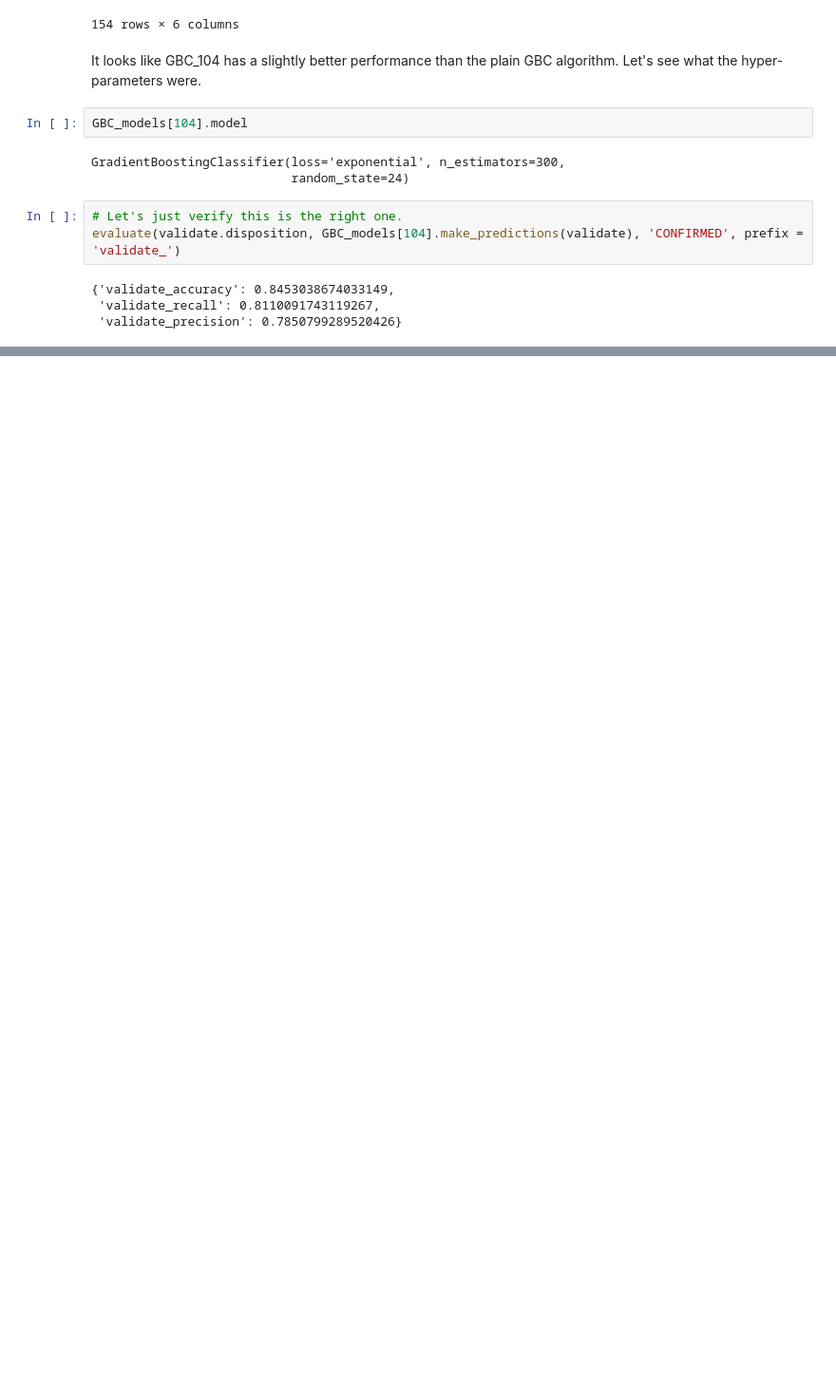
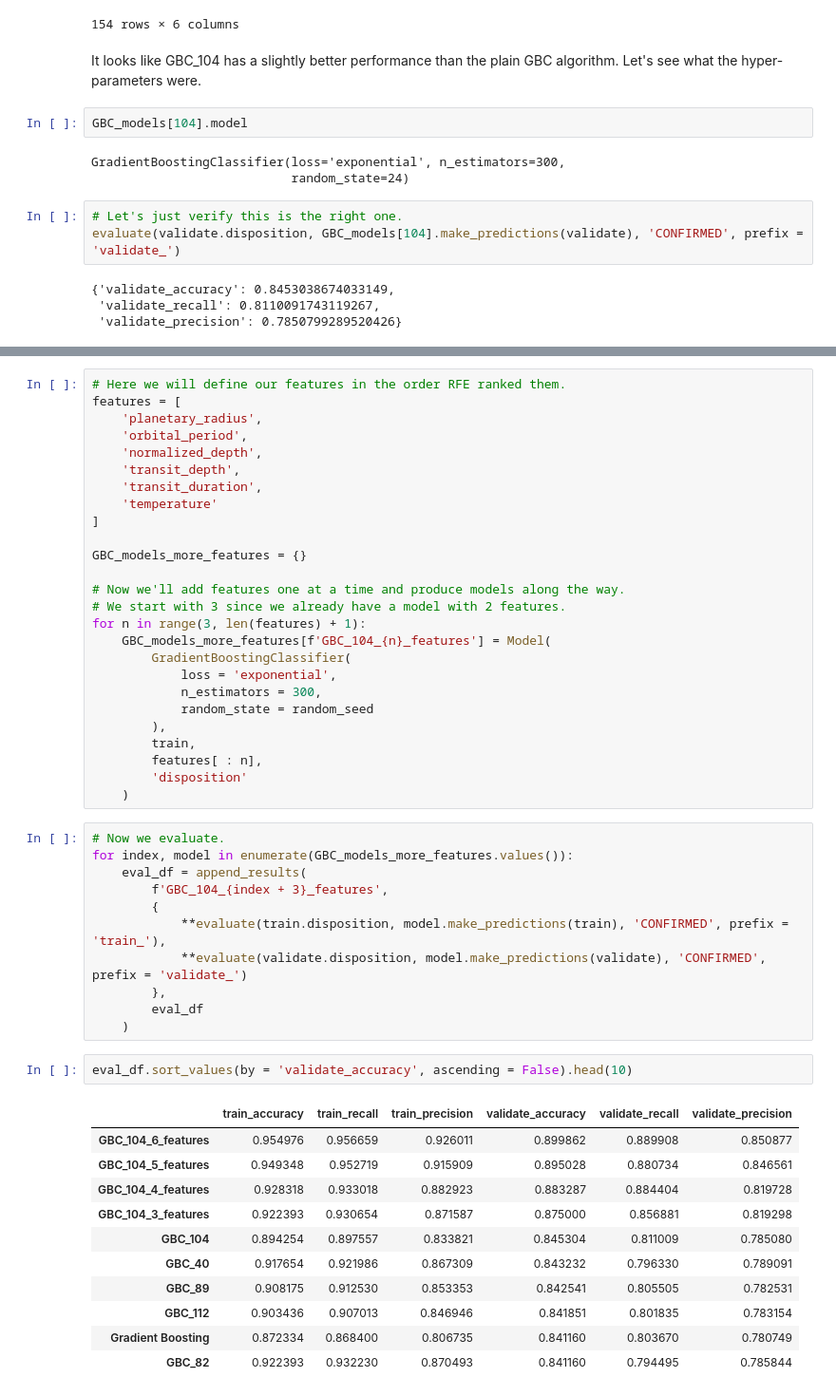
Before and after one commit to alegarcia-dev/Kepler-exoplanet-analysis, a Jupyter notebook: model.ipynb, the cells around one changed output, grey strips where cells are left out. Shown at 95% size. Saved outputs shown, nothing was run; the diff lists cells and outputs as text; blank space fills up the shorter version.

```diff
--- a/model.ipynb
+++ b/model.ipynb
@@ -274,0 +281,51 @@ evaluate(validate.disposition, GBC_models[104].make_predictions(validate), 'CONF
+# %%
+# Here we will define our features in the order RFE ranked them.
+features = [
+    'planetary_radius',
+    'orbital_period',
+    'normalized_depth',
+    'transit_depth',
+    'transit_duration',
+    'temperature'
+]
+
+GBC_models_more_features = {}
+
+# Now we'll add features one at a time and produce models along the way.
+# We start with 3 since we already have a model with 2 features.
+for n in range(3, len(features) + 1):
+    GBC_models_more_features[f'GBC_104_{n}_features'] = Model(
+        GradientBoostingClassifier(
+            loss = 'exponential',
+            n_estimators = 300,
+            random_state = random_seed
+        ),
+        train,
+        features[ : n],
+        'disposition'
+    )
+# %%
+# Now we evaluate.
+for index, model in enumerate(GBC_models_more_features.values()):
+    eval_df = append_results(
+        f'GBC_104_{index + 3}_features',
+        {
+            **evaluate(train.disposition, model.make_predictions(train), 'CONFIRMED', prefix = 'train_'),
+            **evaluate(validate.disposition, model.make_predictions(validate), 'CONFIRMED', prefix = 'validate_')
+        },
+        eval_df
+    )
+# %%
+eval_df.sort_values(by = 'validate_accuracy', ascending = False).head(10)
+# %% [output]
+|  | train_accuracy | train_recall | train_precision | validate_accuracy | validate_recall | validate_precision |
+| GBC_104_6_features | 0.954976 | 0.956659 | 0.926011 | 0.899862 | 0.889908 | 0.850877 |
+| GBC_104_5_features | 0.949348 | 0.952719 | 0.915909 | 0.895028 | 0.880734 | 0.846561 |
+| GBC_104_4_features | 0.928318 | 0.933018 | 0.882923 | 0.883287 | 0.884404 | 0.819728 |
+| GBC_104_3_features | 0.922393 | 0.930654 | 0.871587 | 0.875000 | 0.856881 | 0.819298 |
+| GBC_104 | 0.894254 | 0.897557 | 0.833821 | 0.845304 | 0.811009 | 0.785080 |
+| GBC_40 | 0.917654 | 0.921986 | 0.867309 | 0.843232 | 0.796330 | 0.789091 |
+| GBC_89 | 0.908175 | 0.912530 | 0.853353 | 0.842541 | 0.805505 | 0.782531 |
+| GBC_112 | 0.903436 | 0.907013 | 0.846946 | 0.841851 | 0.801835 | 0.783154 |
+| Gradient Boosting | 0.872334 | 0.868400 | 0.806735 | 0.841160 | 0.803670 | 0.780749 |
+| GBC_82 | 0.922393 | 0.932230 | 0.870493 | 0.841160 | 0.794495 | 0.785844 |
```
Also changed, not shown: parts of 4 cells of this notebook.
